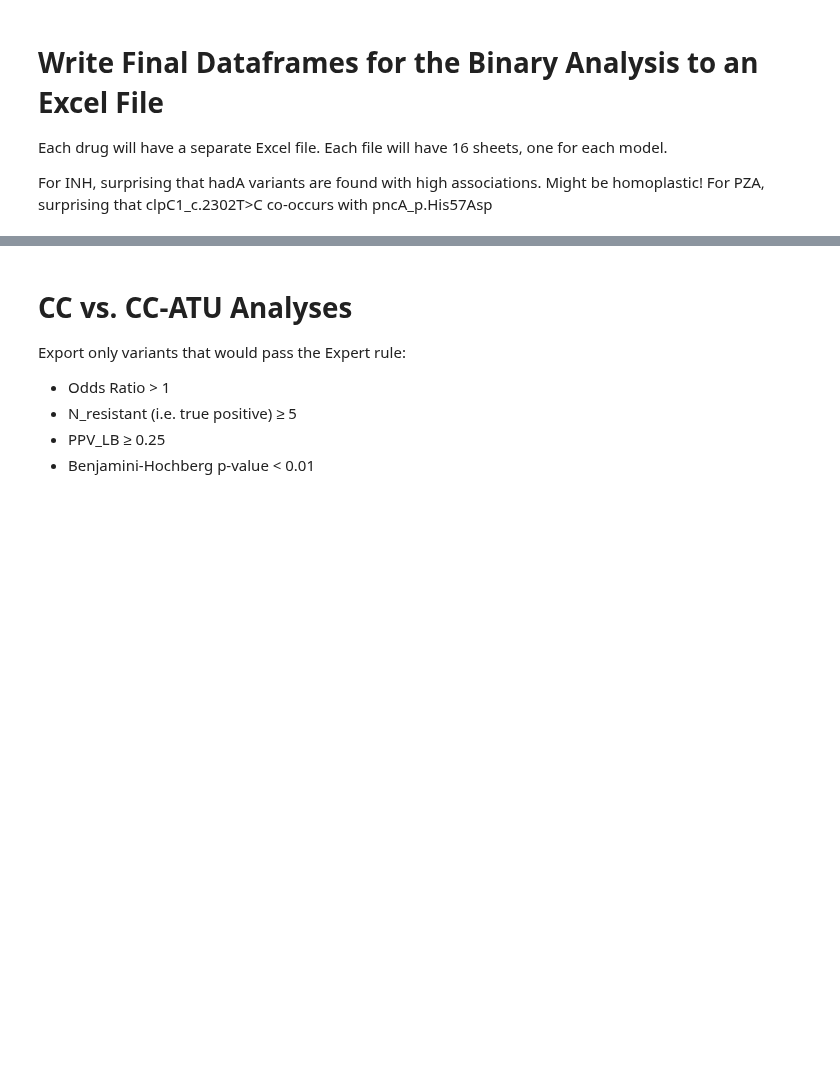
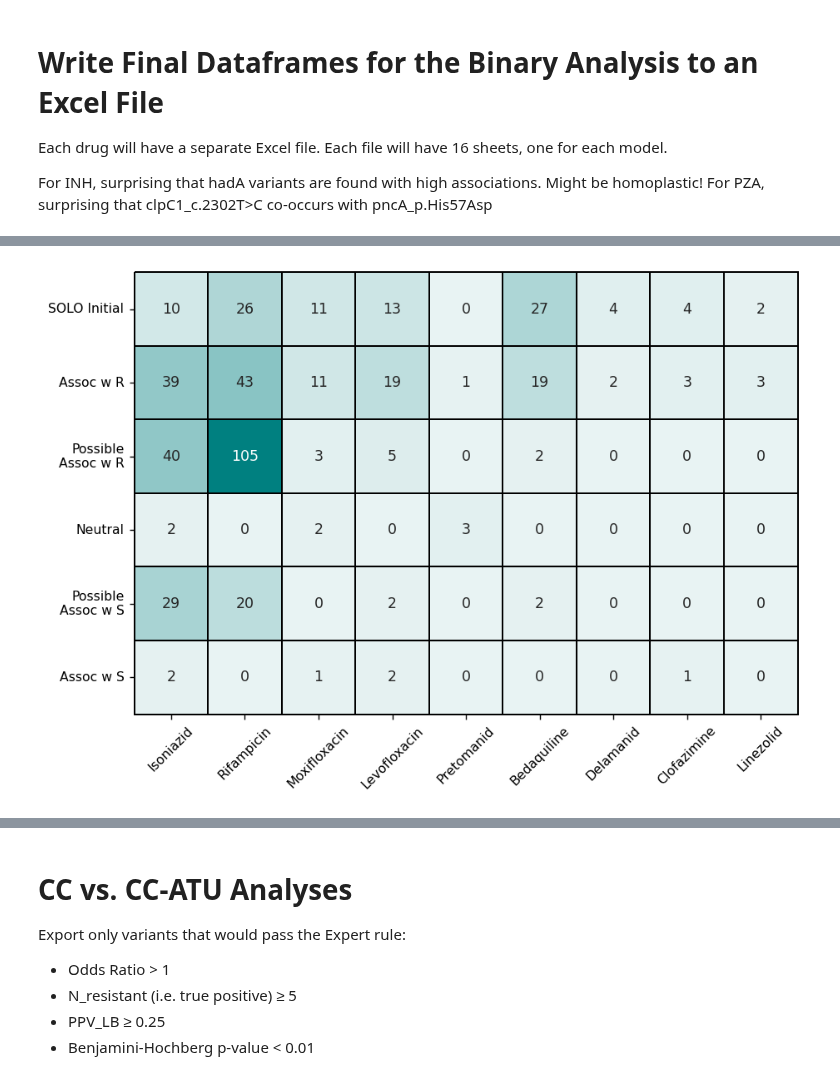
Before and after one commit to farhat-lab/who-analysis, a Jupyter notebook: analysis/analysis.ipynb, the cells around one changed output, grey strips where cells are left out. Drawn from its saved outputs; the diff is of its cells as text; code cells hidden in the pictures; blank space fills up the shorter version.

```diff
--- a/analysis/analysis.ipynb
+++ b/analysis/analysis.ipynb
@@ -345,7 +350,7 @@ def create_significance_summary_by_drug(drug, folder):
     summary_df = summary_df.fillna(0).astype(int)
     summary_df.columns = drug_excel_file.keys()
 
-    sig_groups = ["Assoc w R - strict", "Possible Assoc w R", "Uncertain", "Possible Assoc w S", "Assoc w S - strict", "Neutral"]
+    sig_groups = ["Assoc w R", "Possible Assoc w R", "Uncertain", "Possible Assoc w S", "Assoc w S", "Neutral"]
 
     missing_groups = list(set(sig_groups) - set(summary_df.index.values))
     summary_df = pd.concat([summary_df, pd.DataFrame(0, index=missing_groups, columns=summary_df.columns)])
@@ -581,0 +638,17 @@ with pd.ExcelWriter(f"../results/NewDrugs_ALL_results.xlsx") as file:
+# %%
+for drug in drugs_lst:
+
+    if drug != "Pretomanid":
+        combine_WHO_ALL_results(drug, WHO_phenos_results, ALL_phenos_results, keep_mode="worst")
+    else:
+        ALL_final = ALL_phenos_results[drug]
+        ALL_final["Phenos"] = "ALL"
+        ALL_final.to_csv(f"../results/FINAL/{drug}.csv", index=False)
+
+plot_df = plot_overall_counts_heatmap([1, 2], folder="FINAL", drug_order=drugs_lst)
+
+plot_df.rename(index={"Assoc w R - strict": "Assoc w R", "Possible Assoc w R": "Possible\nAssoc w R",
+                   "Assoc w S - strict": "Assoc w S", "Possible Assoc w S": "Possible\nAssoc w S"
+                  }, inplace=True)
+
+plot_df = pd.concat([pd.DataFrame(np.array(solo_counts).reshape(-1, 1).T, columns=plot_df.columns, index=["SOLO Initial"]), plot_df,])
@@ -581,0 +665,29 @@ with pd.ExcelWriter(f"../results/NewDrugs_ALL_results.xlsx") as file:
+# %%
+plot_width = 9
+fig, ax = plt.subplots(figsize=(plot_width-1.5, plot_width+2.5))
+
+sns.heatmap(
+            data=plot_df,
+            cmap=sns.light_palette("teal", as_cmap=True),
+            vmin=0,
+            # vmax=1,
+            cbar=False,
+            square=True,
+            annot=True,
+            annot_kws={"size": 10},
+            fmt='g',
+            linewidths=0.25,
+            linecolor='black',
+            ax=ax,
+            clip_on=False
+           )
+
+label_size = 9
+plt.xticks(fontsize=label_size, rotation=45)
+plt.yticks(fontsize=label_size, rotation=0)
+plt.xlabel("")
+plt.ylabel("")
+plt.tight_layout()
+plt.savefig("../results/20230727_prelim_heatmap_counts_with_SOLO", dpi=300)
+# %% [output]
+[figure, added]
```
Also changed, not shown: parts of 112 cells of this notebook, 37 other files.
